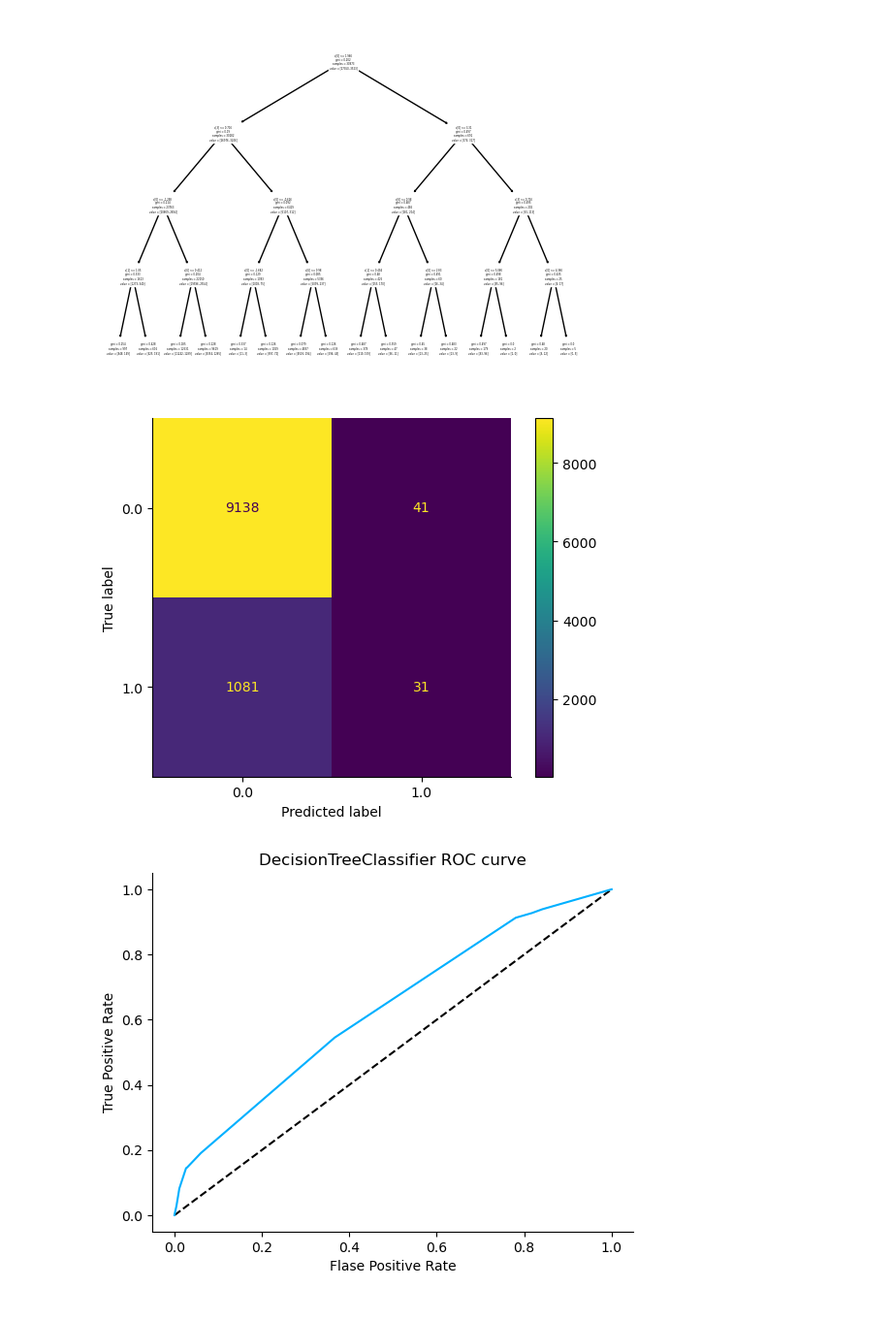
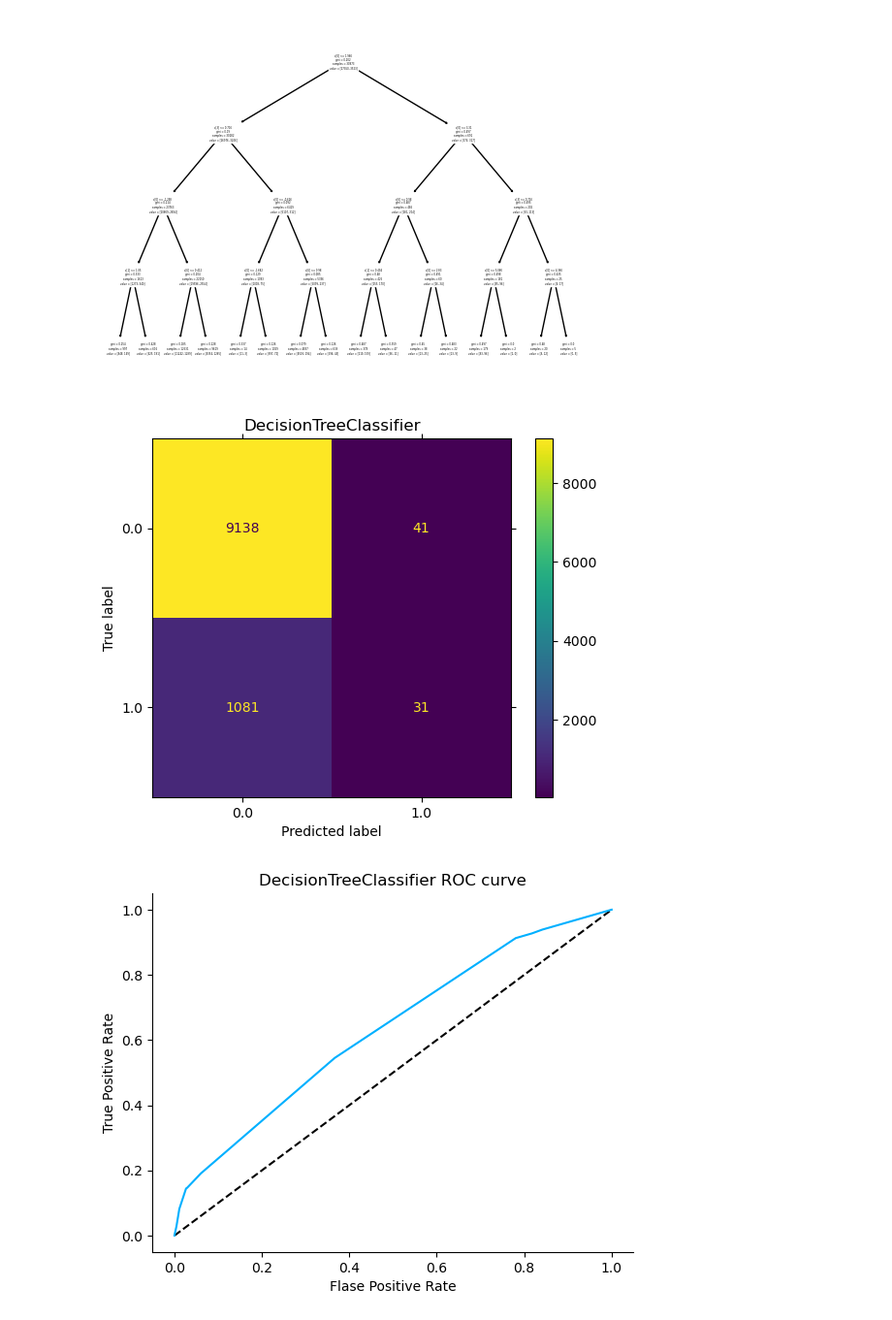
Before and after one commit to trguduru/bank_marketing_prediction, a Jupyter notebook: prompt_III.ipynb, the cells around one changed output. Shown at 97% size. Cells and saved outputs as stored; diff of their text form; code cells hidden in the pictures.

```diff
--- a/prompt_III.ipynb
+++ b/prompt_III.ipynb
@@ -609,10 +609,11 @@ def tune_model(model,grid_params):
     return gs,gs_train_score,gs_test_score
 
 # create a function for confusion matrix plot
-def plot_confusion_matrix(gs):
+def plot_confusion_matrix(gs, title):
     cm = confusion_matrix(y_test,gs.predict(X_test))
     disp = ConfusionMatrixDisplay(confusion_matrix=cm,display_labels=gs.classes_)
     disp.plot()
+    disp.ax_.set_title(title)
 # %% [markdown]
 #### Logistic Regression
 Tune hyper paramters of Logistic Regression.
@@ -742,9 +743,9 @@ plt.show()
 # %% [output]
 [figure]
 # %%
-plot_confusion_matrix(tree_gs)
+plot_confusion_matrix(tree_gs,'DecisionTreeClassifier')
 # %% [output]
-[figure, old version]
+[figure, new version]
 # %%
 # Lets evaluate roc curve score
 y_pred_proba = tree_gs.predict_proba(X_test)[:,1]
```
Also changed, not shown: parts of 5 cells of this notebook, 5 other files.
